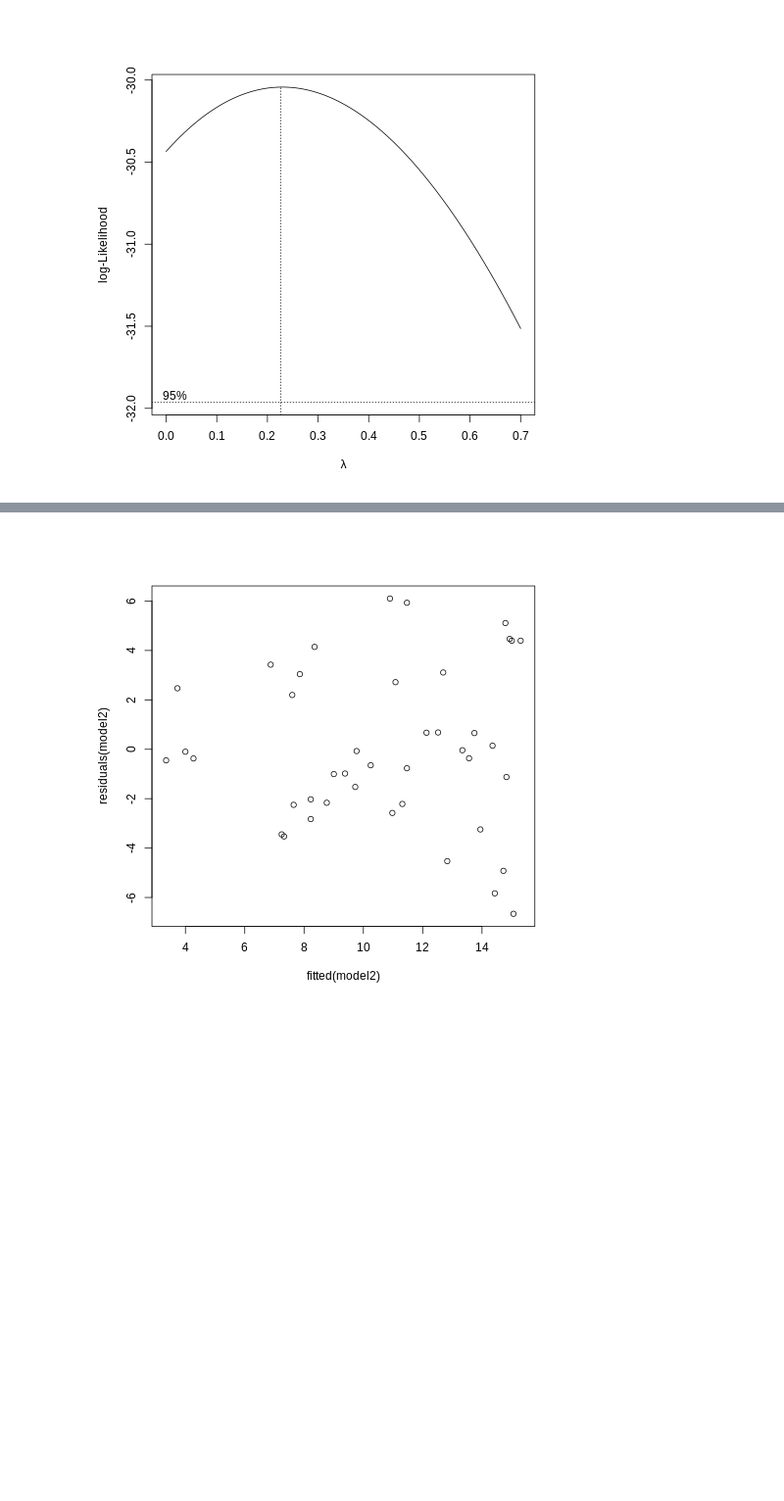
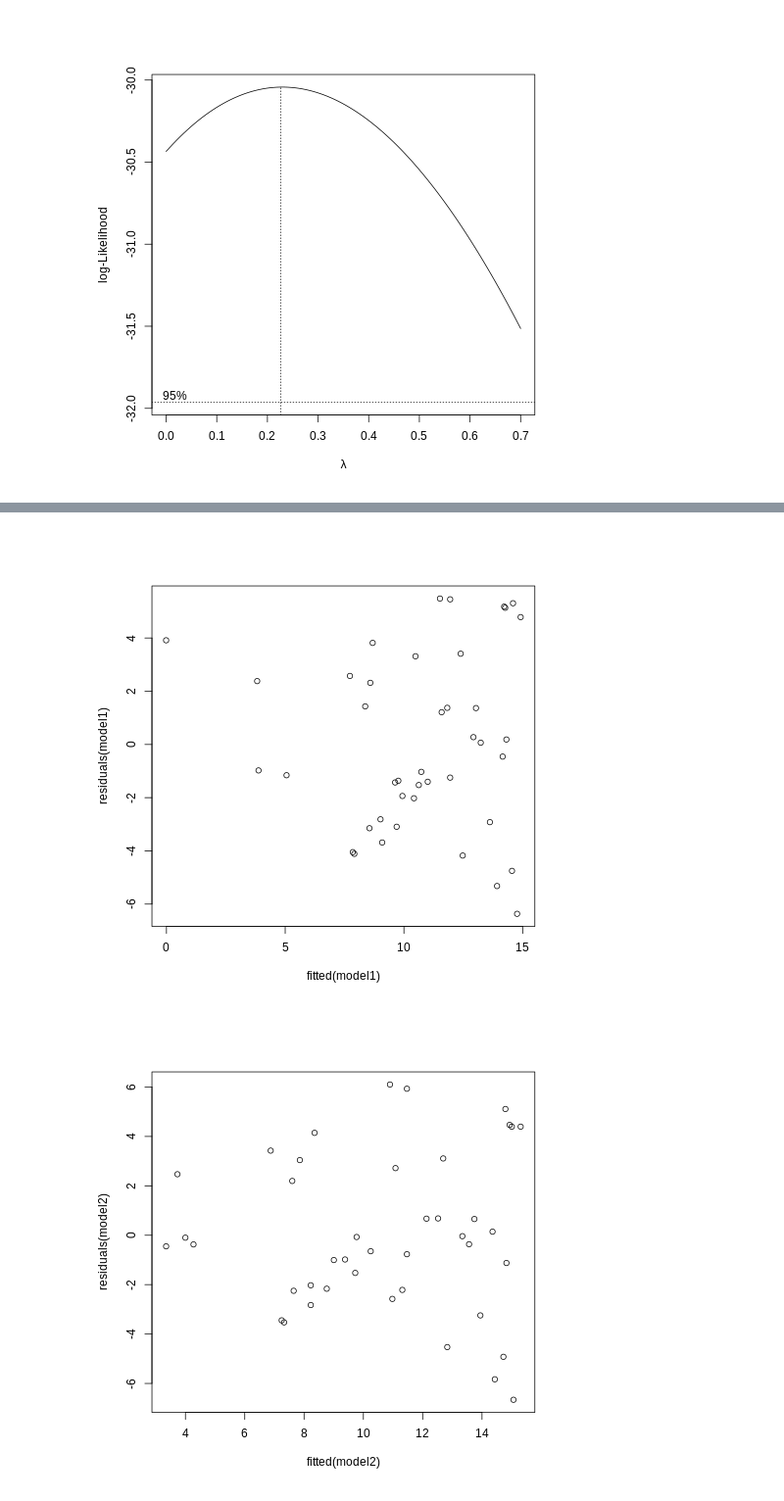
Before and after one commit to reallyjosh4real/Mammal_Sleep_EDA, a Jupyter notebook: notebooks/Mammal_sleep_EDA_JR.ipynb, the cells around one changed output, grey strips where cells are left out. Shown at 98% size. Drawn from its saved outputs; the diff is of its cells as text; code cells hidden in the pictures; blank space fills up the shorter version.

```diff
--- a/notebooks/Mammal_sleep_EDA_JR.ipynb
+++ b/notebooks/Mammal_sleep_EDA_JR.ipynb
@@ -251,3 +262,8 @@ boxcox(model1,plotit=T, lambda = seq(0,.7,by=.1))
+# %%
+%%R
+plot(residuals(model1)~fitted(model1))
+# %% [output]
+[figure, added]
 # %%
 %%R
 plot(residuals(model2)~fitted(model2))
```
Also changed, not shown: parts of 6 cells of this notebook.
